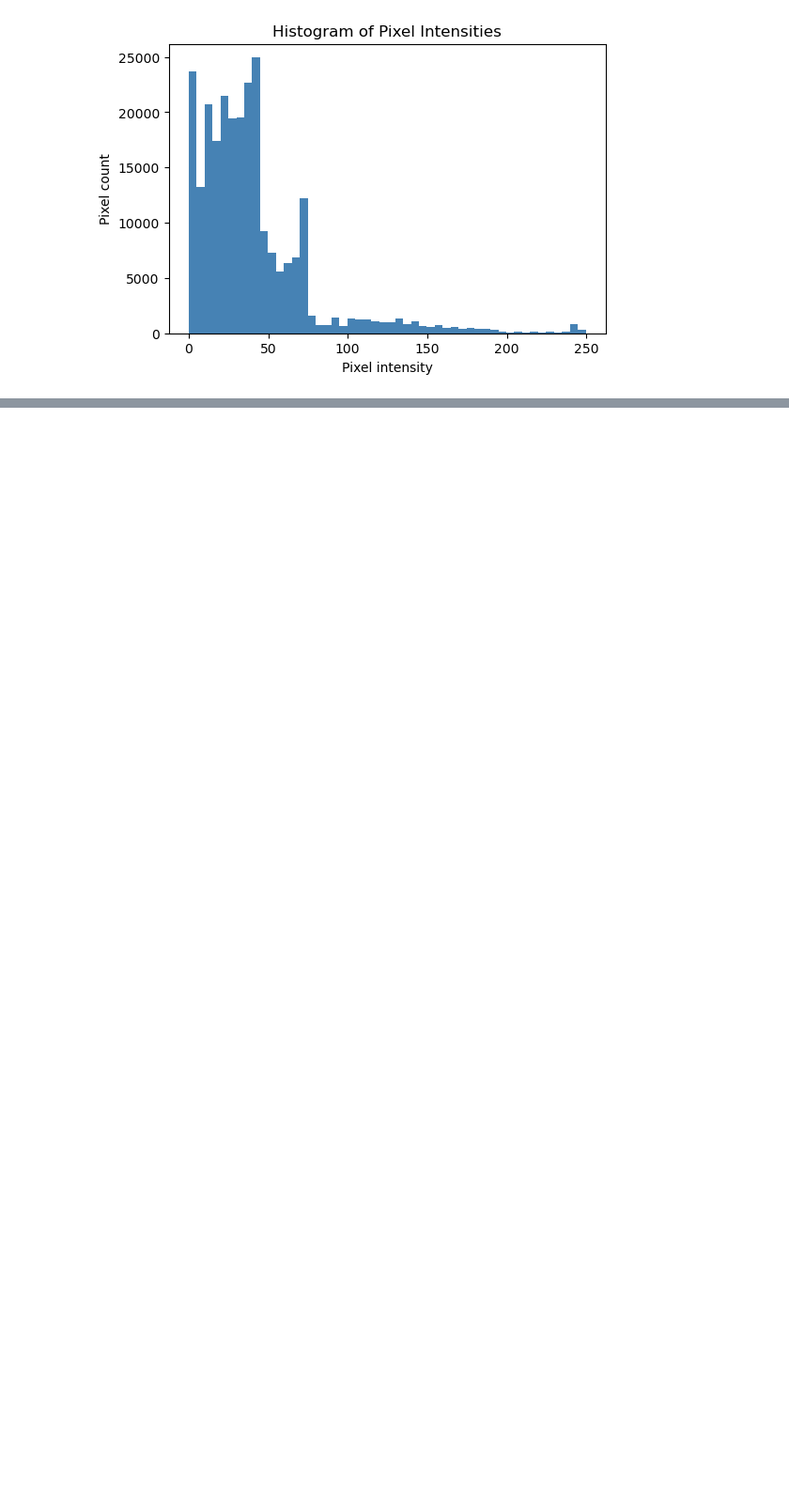
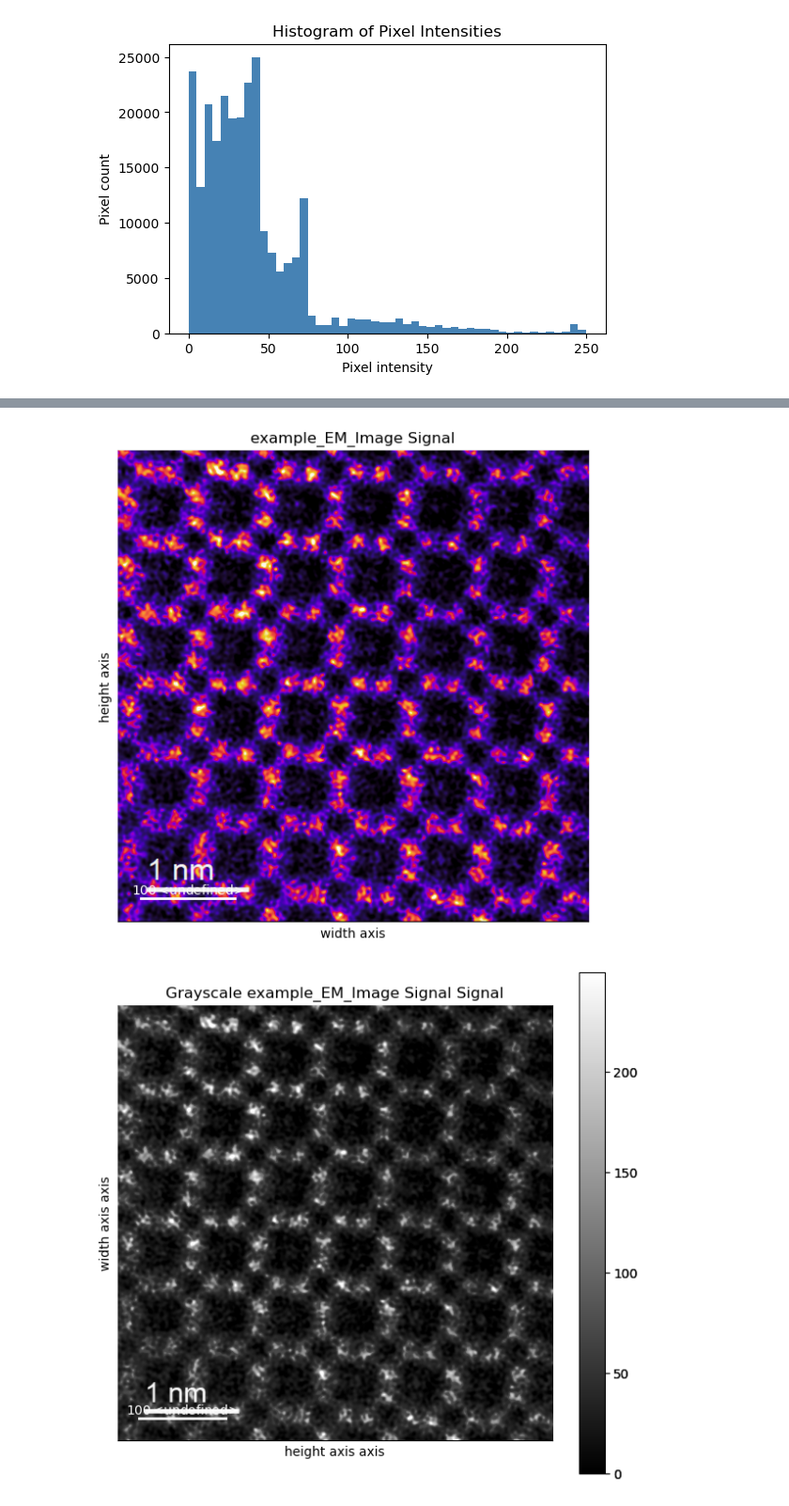
Before and after one commit to eliseetrheim/MSE465_EliseEtrheim, a Jupyter notebook: assignments/assignment_01_setup.ipynb, the cells around one changed output, grey strips where cells are left out. Shown at 94% size. Drawn from its saved outputs; the diff is of its cells as text; code cells hidden in the pictures; blank space fills up the shorter version.

```diff
--- a/assignments/assignment_01_setup.ipynb
+++ b/assignments/assignment_01_setup.ipynb
@@ -134,0 +135,40 @@ Standard deviation: 37.03853241909996
+# %%
+# Your code here
+import hyperspy.api as hs
+import numpy as np
+
+# Inspect image
+s = hs.load("example_EM_Image.tif")
+print(s)
+print(s.data.dtype)
+print(s.data.shape)
+s.plot()
+
+# Convert RGB to grayscale intensity
+s_data_gray = (0.299*s.data['R'].astype(float)+0.587*s.data['G'].astype(float)+0.114*s.data['B'].astype(float))
+s_gray = hs.signals.Signal2D(s_data_gray)
+am = s_gray.axes_manager
+am[0].name = "height axis"
+am[1].name = "width axis"
+print(am)
+s_gray.metadata.General.title = "Grayscale example_EM_Image Signal"
+s_gray.plot()
+
+# Compute basic image statistics
+mean_intensity = s_gray.mean()
+std_intensity = s_gray.std()
+
+print("Mean intensity:", mean_intensity)
+print("Standard deviation intensity:", std_intensity)
+
+# Plot histogram
+hist = s_gray.get_histogram(bins=50)
+print(hist)
+ham = hist.axes_manager
+hist.metadata.Signal.quantity = "Pixel count"
+hist.metadata.Signal.units = "counts"
+hist.metadata.General.title = "Image Pixel Intensities"
+ham[0].name = "Pixel intensity"
+ham[0].units = "a.u."
+hist.plot()
+# %% [output]
@@ -134,0 +187,2 @@ Standard deviation: 37.03853241909996
+[figure, added]
+[figure, added]
```
Also changed, not shown: parts of 4 cells of this notebook.
